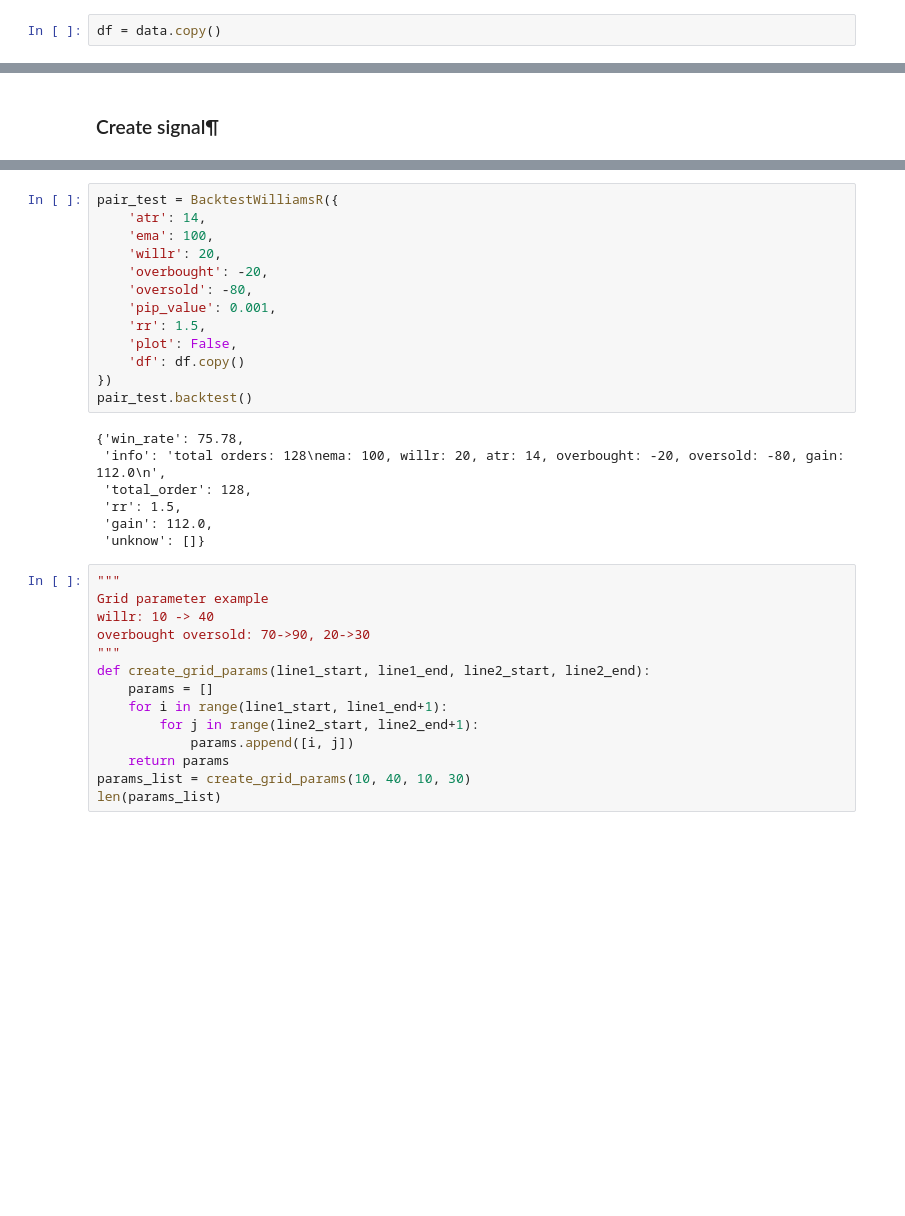
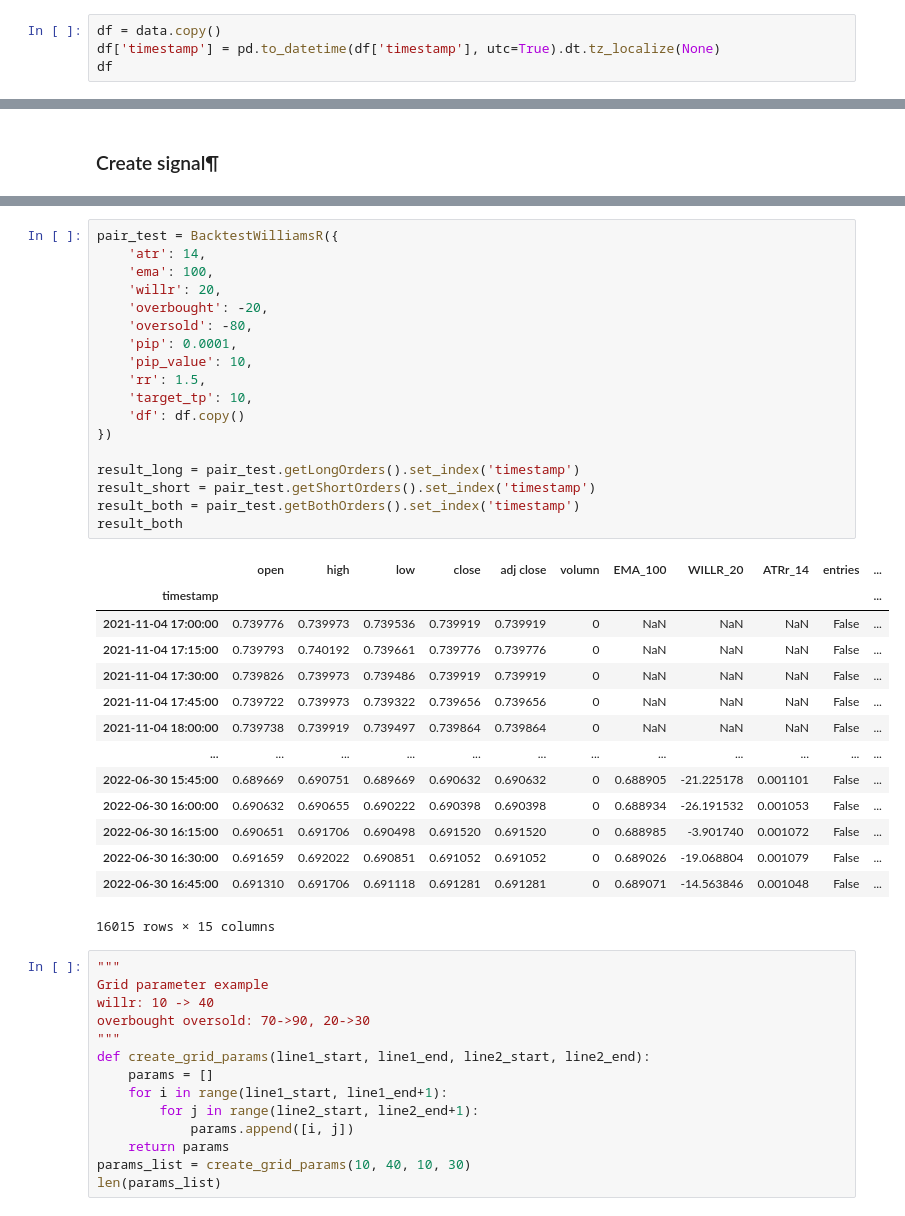
Before and after one commit to phongyanon/PythonInvestment, a Jupyter notebook: MyStrategy/Williams%R.ipynb, the cells around one changed output, grey strips where cells are left out. Saved outputs shown, nothing was run; the diff lists cells and outputs as text; blank space fills up the shorter version.

Commit message:
update william %R backtest and notify to be able to select trade direction

```diff
--- a/MyStrategy/Williams%R.ipynb
+++ b/MyStrategy/Williams%R.ipynb
@@ -24,2 +24,4 @@ data.tail()
 # %%
 df = data.copy()
+df['timestamp'] = pd.to_datetime(df['timestamp'], utc=True).dt.tz_localize(None)
+df
@@ -232,23 +385,36 @@ class BacktestWilliamsR:
 # %%
 pair_test = BacktestWilliamsR({
     'atr': 14,
     'ema': 100,
     'willr': 20,
     'overbought': -20,
     'oversold': -80,
-    'pip_value': 0.001,
+    'pip': 0.0001,
+    'pip_value': 10,
     'rr': 1.5,
-    'plot': False,
+    'target_tp': 10,
     'df': df.copy()
 })
-pair_test.backtest()
+
+result_long = pair_test.getLongOrders().set_index('timestamp')
+result_short = pair_test.getShortOrders().set_index('timestamp')
+result_both = pair_test.getBothOrders().set_index('timestamp')
+result_both
 # %% [output]
+|  | open | high | low | close | adj close | volumn | EMA_100 | WILLR_20 | ATRr_14 | entries | ... |
+| timestamp |  |  |  |  |  |  |  |  |  |  | ... |
+| 2021-11-04 17:00:00 | 0.739776 | 0.739973 | 0.739536 | 0.739919 | 0.739919 | 0 | NaN | NaN | NaN | False | ... |
+| 2021-11-04 17:15:00 | 0.739793 | 0.740192 | 0.739661 | 0.739776 | 0.739776 | 0 | NaN | NaN | NaN | False | ... |
+| 2021-11-04 17:30:00 | 0.739826 | 0.739973 | 0.739486 | 0.739919 | 0.739919 | 0 | NaN | NaN | NaN | False | ... |
+| 2021-11-04 17:45:00 | 0.739722 | 0.739973 | 0.739322 | 0.739656 | 0.739656 | 0 | NaN | NaN | NaN | False | ... |
+| 2021-11-04 18:00:00 | 0.739738 | 0.739919 | 0.739497 | 0.739864 | 0.739864 | 0 | NaN | NaN | NaN | False | ... |
+| ... | ... | ... | ... | ... | ... | ... | ... | ... | ... | ... | ... |
+| 2022-06-30 15:45:00 | 0.689669 | 0.690751 | 0.689669 | 0.690632 | 0.690632 | 0 | 0.688905 | -21.225178 | 0.001101 | False | ... |
+| 2022-06-30 16:00:00 | 0.690632 | 0.690655 | 0.690222 | 0.690398 | 0.690398 | 0 | 0.688934 | -26.191532 | 0.001053 | False | ... |
+| 2022-06-30 16:15:00 | 0.690651 | 0.691706 | 0.690498 | 0.691520 | 0.691520 | 0 | 0.688985 | -3.901740 | 0.001072 | False | ... |
+| 2022-06-30 16:30:00 | 0.691659 | 0.692022 | 0.690851 | 0.691052 | 0.691052 | 0 | 0.689026 | -19.068804 | 0.001079 | False | ... |
+| 2022-06-30 16:45:00 | 0.691310 | 0.691706 | 0.691118 | 0.691281 | 0.691281 | 0 | 0.689071 | -14.563846 | 0.001048 | False | ... |
-{'win_rate': 75.78,
- 'info': 'total orders: 128\nema: 100, willr: 20, atr: 14, overbought: -20, oversold: -80, gain: 112.0\n',
- 'total_order': 128,
- 'rr': 1.5,
- 'gain': 112.0,
- 'unknow': []}
+16015 rows × 15 columns
 # %%
 """
 Grid parameter example
```
Also changed, not shown: parts of 4 cells of this notebook, 1 other file.
